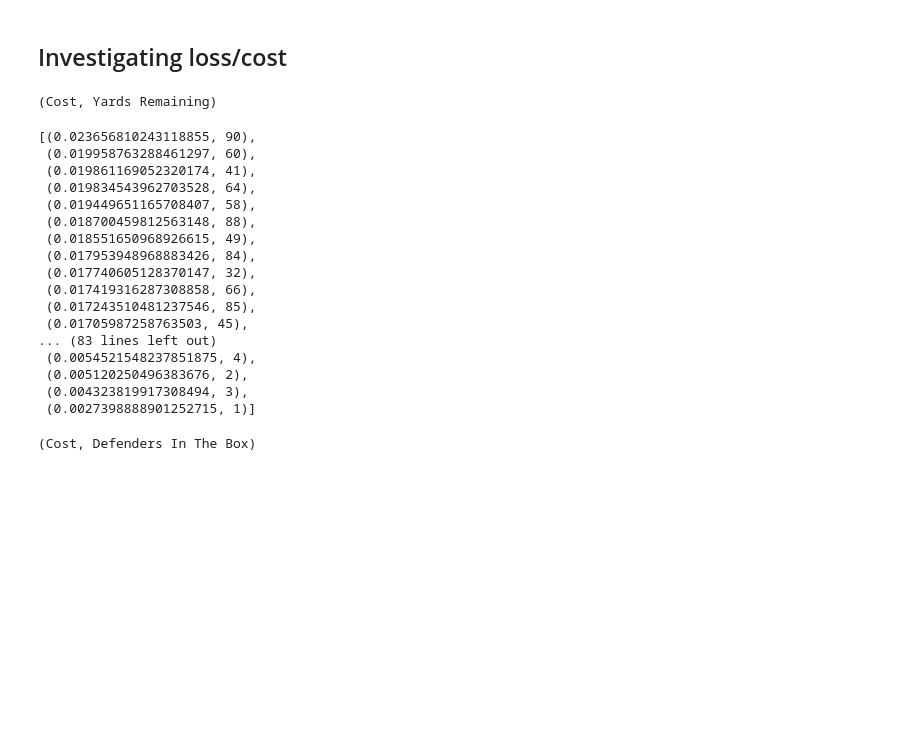
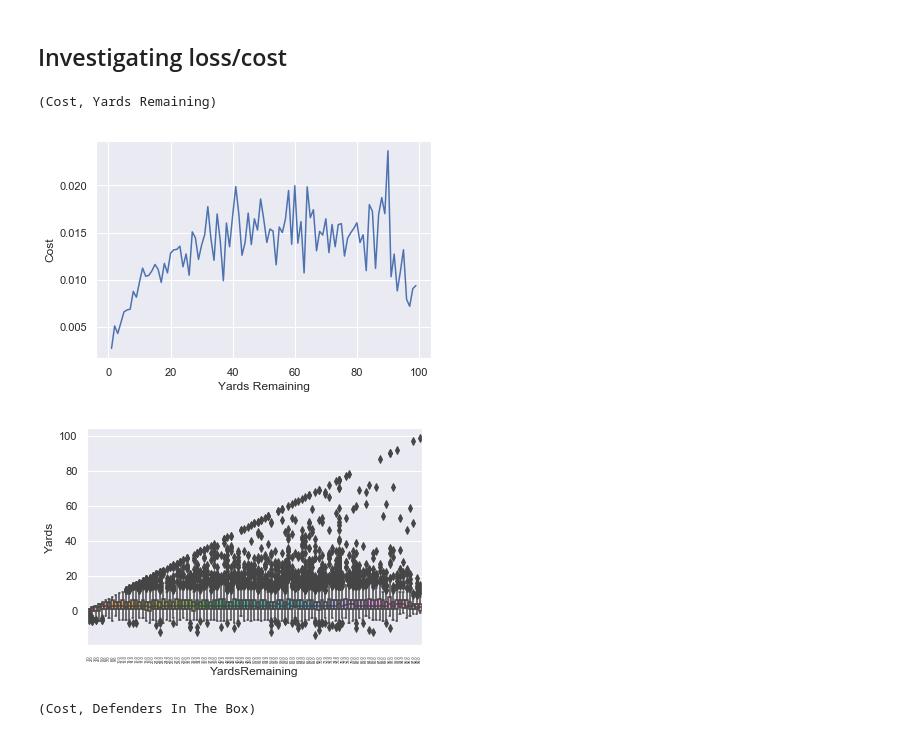
Before and after one commit to traviemcg/cs229nflbigdata, a Jupyter notebook: mle.ipynb, the cells around one changed output. Cells and saved outputs as stored; diff of their text form; code cells hidden in the pictures; blank space fills up the shorter version.

```diff
--- a/mle.ipynb
+++ b/mle.ipynb
@@ -245,35 +245,33 @@ Cost: 0.014044054093647522
 # %%
 # dict to store [cumulative loss, # loss terms] for each yard_remaining
 all_loss = {yard_remaining:[0, 0] for yard_remaining in range(1, 100)}
 for index, row in dev.iterrows():
     pred_cdf = squash(yard_cdf, int(row['YardsRemaining']))
     true_cdf = np.zeros(199)
     true_cdf[99+row['Yards']:] = 1
     loss = 1/199 * np.sum((pred_cdf-true_cdf)**2)
     all_loss[int(row['YardsRemaining'])][0] += loss
     all_loss[int(row['YardsRemaining'])][1] += 1
 cost = {k:v[0]/v[1] for k, v in all_loss.items()}
 print("(Cost, Yards Remaining)")
 sorted(((v,k) for k,v in cost.items()), reverse=True)
+
+# Make plot, easier to interpret
+sorted_yard_cost = sorted(((k,v) for k,v in cost.items()))
+sorted_cost = []
+for yards_remaining, avg_loss in sorted_yard_cost:
+    sorted_cost.append(avg_loss)
+plt.plot(np.arange(1,100), sorted_cost)
+plt.xlabel('Yards Remaining')
+plt.ylabel('Cost')
+plt.figure()
+
+ax = sns.boxplot(x="YardsRemaining", y="Yards", data=df)
+ax.set_xticklabels(ax.get_xticklabels(), rotation=90, fontsize=4);
 # %% [output]
 (Cost, Yards Remaining)
-[(0.023656810243118855, 90),
- (0.019958763288461297, 60),
- (0.019861169052320174, 41),
- (0.019834543962703528, 64),
- (0.019449651165708407, 58),
- (0.018700459812563148, 88),
- (0.018551650968926615, 49),
- (0.017953948968883426, 84),
- (0.017740605128370147, 32),
- (0.017419316287308858, 66),
- (0.017243510481237546, 85),
- (0.01705987258763503, 45),
-... (83 lines left out)
- (0.0054521548237851875, 4),
- (0.005120250496383676, 2),
- (0.004323819917308494, 3),
- (0.0027398888901252715, 1)]
+[figure, added]
+[figure, added]
 # %%
 # dict to store [cumulative loss, # loss terms] for each number of defenders in box
 all_loss = {dib:[0, 0] for dib in range(3, 12)}
```
